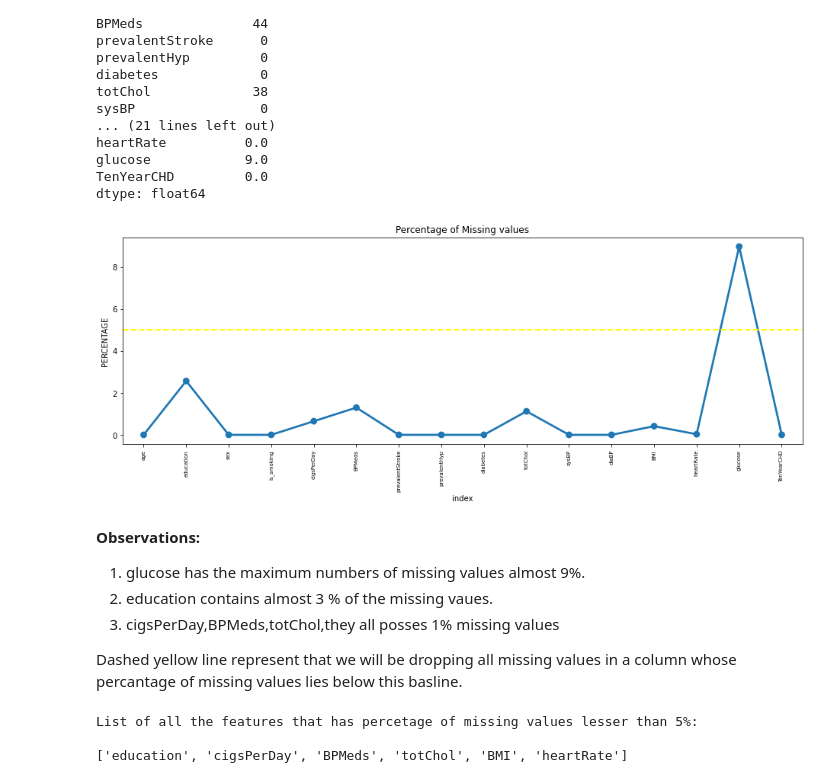
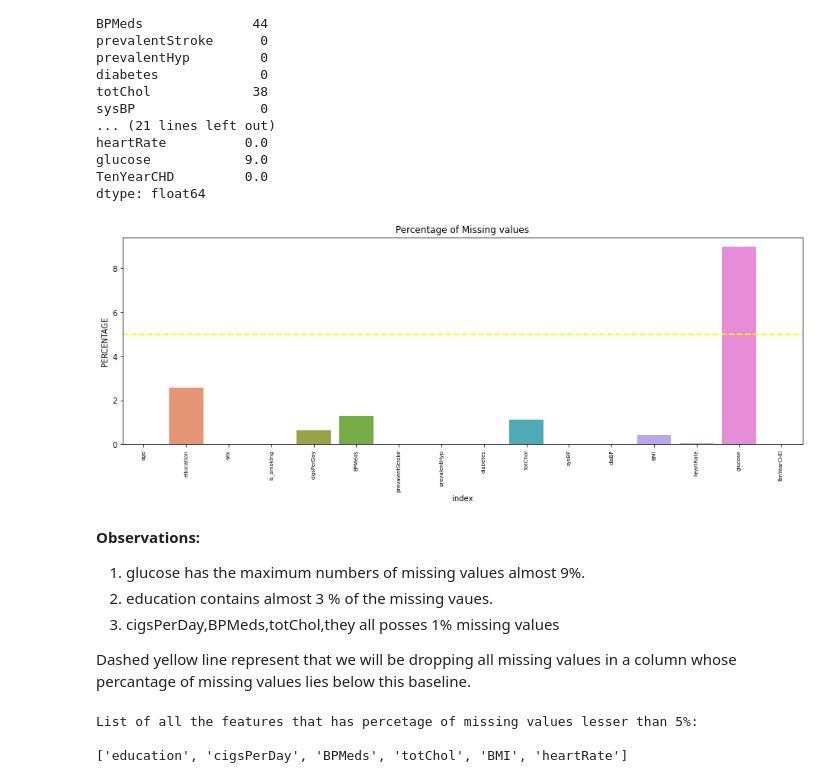
Before and after one commit to ParthSharma1197/Capstone-Project-Cardiovascular-Risk-Prediction, a Jupyter notebook: PARTH_SHARMA_Cardiovascular_Risk_Prediction_Capstone_Project.ipynb, the cells around one changed output. Drawn from its saved outputs; the diff is of its cells as text; code cells hidden in the pictures.

```diff
--- a/PARTH_SHARMA_Cardiovascular_Risk_Prediction_Capstone_Project.ipynb
+++ b/PARTH_SHARMA_Cardiovascular_Risk_Prediction_Capstone_Project.ipynb
@@ -327,22 +327,22 @@ dtype: float64
 # %%
 #Visualising the missing values through pointplot
 missing = pd.DataFrame((null_val)*100/df.shape[0]).reset_index()
 plt.figure(figsize=(16,5))
-ax = sns.pointplot('index',0,data=missing)
+ax = sns.barplot('index',0,data=missing)
 plt.xticks(rotation =90,fontsize =7)
 ax.axhline(5, color='yellow', linestyle='dashed', linewidth=2)
 plt.title("Percentage of Missing values")
 plt.ylabel("PERCENTAGE")
 plt.show()
 # %% [output]
-[figure, old version]
+[figure, new version]
 # %% [markdown]
 **Observations:**
 1. glucose has the maximum numbers of missing values almost 9%.
 2. education contains almost 3 % of the missing vaues.
 3. cigsPerDay,BPMeds,totChol,they all posses 1%  missing values
 
-Dashed yellow line represent that we will be dropping all missing values in a column whose percantage of missing values lies below this basline.
+Dashed yellow line represent that we will be dropping all missing values in a column whose percantage of missing values lies below this baseline.
 # %%
 # Function for checking for the presence of null values
 def check_null(data):
```
Also changed, not shown: parts of 38 cells of this notebook.
